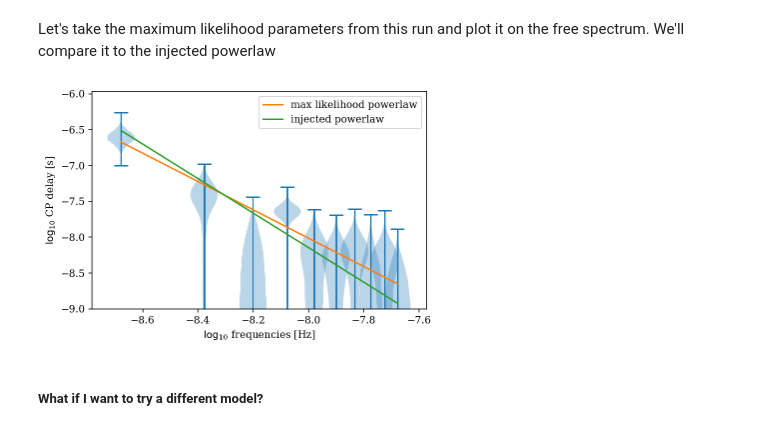
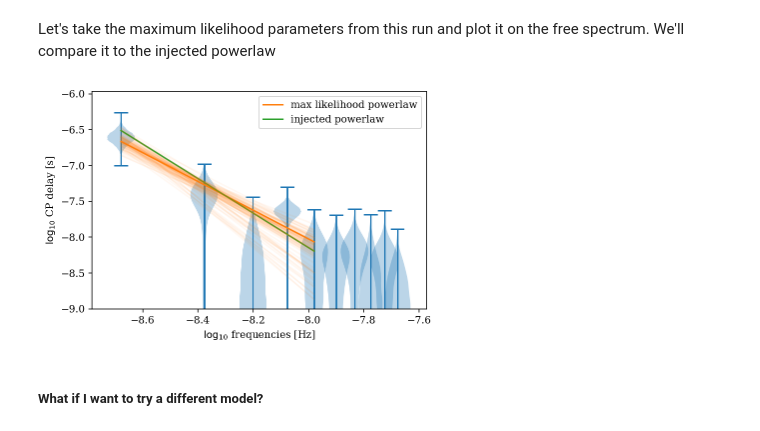
Before and after one commit to astrolamb/ceffyl, a Jupyter notebook: examples/PTA_freespec_ex1.ipynb, the cells around one changed output. Saved outputs shown, nothing was run; the diff lists cells and outputs as text; code cells hidden in the pictures.

```diff
--- a/examples/PTA_freespec_ex1.ipynb
+++ b/examples/PTA_freespec_ex1.ipynb
@@ -119,24 +124,33 @@ The 'truth' lines are the injected powerlaw parameters. Our analysis captures th
 Let's take the maximum likelihood parameters from this run and plot it on the free spectrum. We'll compare it to the injected powerlaw
 # %%
 idx = np.where(pl10f('lnpost').max()==pl10f('lnpost'))[0][0]
-log10_A, gamma = pl10f.chain[pl10f.burn:][idx][:2]
+log10_A, gamma = pl5f.chain[pl5f.burn:][idx][:2]
+pl = 0.5*np.log10(models.powerlaw(pl5f.rn_freqs[:5], log10_A=log10_A,
+                                  gamma=gamma))
 
-pl = 0.5*np.log10(models.powerlaw(pl10f.rn_freqs, log10_A=log10_A,
-                                  gamma=gamma))
-pl_inj = 0.5*np.log10(models.powerlaw(pl10f.rn_freqs, log10_A=log10A_inj,
+idx = np.random.randint(0, pl5f.chain[pl5f.burn:].shape[0],
+                        100)
+log10_A, gamma = pl5f.chain[pl5f.burn:][idx][:,:2].T
+plspread = 0.5*np.log10(models.powerlaw(pl5f.rn_freqs[:5][None,:].T,
+                                        log10_A=log10_A,
+                                        gamma=gamma))
+
+pl_inj = 0.5*np.log10(models.powerlaw(pl5f.rn_freqs[:5], log10_A=log10A_inj,
                                       gamma=gamma_inj))
 
 plt.violinplot(pd.DataFrame(freespec(freespec.params[-15:-5])),
                positions=np.log10(freespec.rn_freqs),
                widths=0.1)
-plt.plot(np.log10(pl10f.rn_freqs), pl, label='max likelihood powerlaw')
-plt.plot(np.log10(pl10f.rn_freqs), pl_inj, label='injected powerlaw')
+plt.plot(np.log10(pl5f.rn_freqs[:5]), pl, label='max likelihood powerlaw')
+plt.plot(np.log10(pl5f.rn_freqs[:5]), pl_inj, label='injected powerlaw')
+plt.plot(np.log10(pl5f.rn_freqs[:5]), plspread, color='C1',
+         alpha=0.05)
 plt.xlabel('$\log_{10}$ frequencies [Hz]')
 plt.ylabel(r'$\log_{10}$ CP delay [s]')
 plt.ylim(-9)
 plt.legend();
 # %% [output]
-[figure, old version]
+[figure, new version]
 # %% [markdown]
 ##### What if I want to try a different model?
 # %% [markdown]
```
Also changed, not shown: parts of 19 cells of this notebook.
